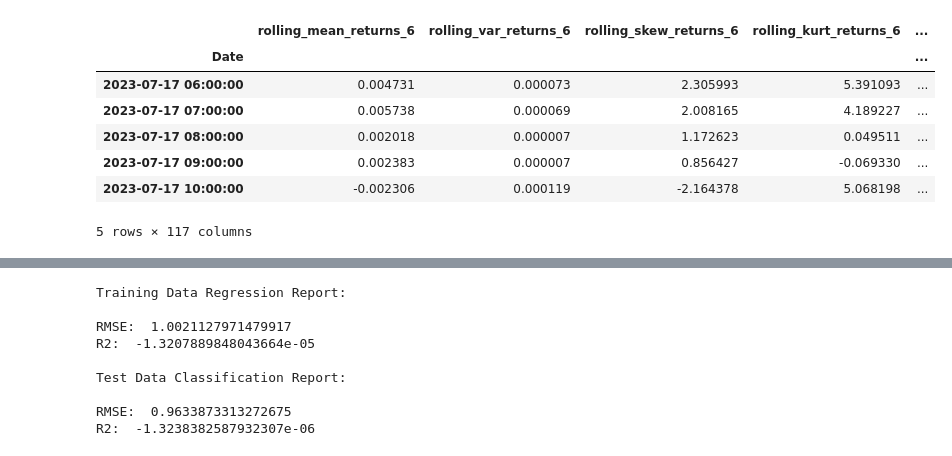
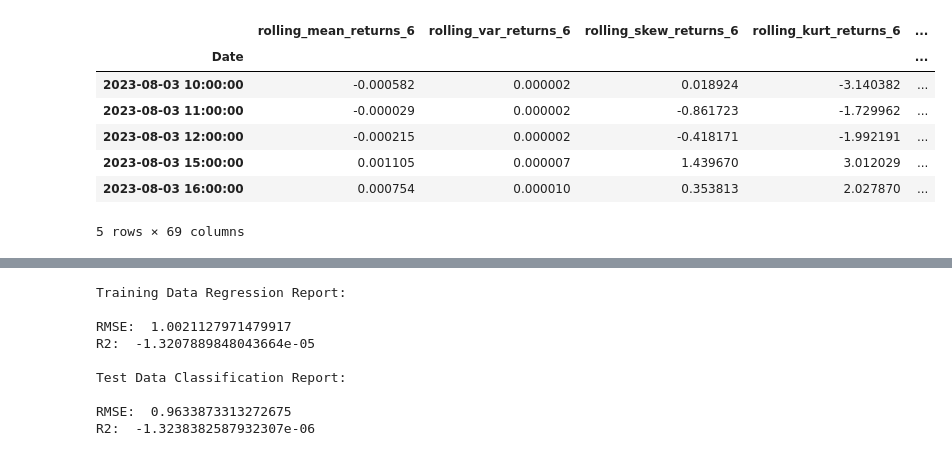
Before and after one commit to Algo-Trading-Project/trading-bot, a Jupyter notebook: notebooks/simple_ml.ipynb, the cells around one changed output, grey strips where cells are left out. Saved outputs shown, nothing was run; the diff lists cells and outputs as text; code cells hidden in the pictures.

```diff
--- a/notebooks/simple_ml.ipynb
+++ b/notebooks/simple_ml.ipynb
@@ -252,9 +252,9 @@ data = []
 triple_barrier_labels = np.array([])
 returns_data = np.array([])
 
-window = 24
+window = 48
 
-for token in get_unique_tokens().to_dict(orient = 'records'):
+for token in [{'asset_id_base': 'ETH', 'asset_id_quote': 'USD', 'exchange_id': 'COINBASE'}]:
     if token['asset_id_base'] in ['USD', 'USDT', 'USDC']:
         continue
 
@@ -310,36 +310,36 @@ for token in get_unique_tokens().to_dict(orient = 'records'):
         ]
 
         comb = pd.concat(to_comb, axis = 1)
         price_data_w_features.append(comb)
 
     price_data_w_features = pd.concat(price_data_w_features, axis = 1)
     price_data_w_features['asset_id_base'] = token['asset_id_base']
     price_data_w_features['asset_id_quote'] = token['asset_id_quote']
     price_data_w_features['exchange_id'] = token['exchange_id']
 
     data.append(price_data_w_features)
     triple_barrier_labels = np.append(triple_barrier_labels, triple_barrier_label)
     returns_data = np.append(
         returns_data,
         ((returns - returns.mean()) / returns.std()).shift(-1).values.tolist()
     )
 
 data = pd.concat(data)
 triple_barrier_labels = np.ravel(triple_barrier_labels)
 returns = np.ravel(returns_data)
 
 data['triple_barrier_label'] = triple_barrier_labels
 data['next_period_returns'] = returns
 
 data = data.dropna()
 
 data.tail()
 # %% [output]
 |  | rolling_mean_returns_6 | rolling_var_returns_6 | rolling_skew_returns_6 | rolling_kurt_returns_6 | ... |
 | Date |  |  |  |  | ... |
-| 2023-07-17 06:00:00 | 0.004731 | 0.000073 | 2.305993 | 5.391093 | ... |
-| 2023-07-17 07:00:00 | 0.005738 | 0.000069 | 2.008165 | 4.189227 | ... |
-| 2023-07-17 08:00:00 | 0.002018 | 0.000007 | 1.172623 | 0.049511 | ... |
-| 2023-07-17 09:00:00 | 0.002383 | 0.000007 | 0.856427 | -0.069330 | ... |
-| 2023-07-17 10:00:00 | -0.002306 | 0.000119 | -2.164378 | 5.068198 | ... |
+| 2023-08-03 10:00:00 | -0.000582 | 0.000002 | 0.018924 | -3.140382 | ... |
+| 2023-08-03 11:00:00 | -0.000029 | 0.000002 | -0.861723 | -1.729962 | ... |
+| 2023-08-03 12:00:00 | -0.000215 | 0.000002 | -0.418171 | -1.992191 | ... |
+| 2023-08-03 15:00:00 | 0.001105 | 0.000007 | 1.439670 | 3.012029 | ... |
+| 2023-08-03 16:00:00 | 0.000754 | 0.000010 | 0.353813 | 2.027870 | ... |
-5 rows × 117 columns
+5 rows × 69 columns
```
Also changed, not shown: parts of 2 cells of this notebook, 7 other files.
